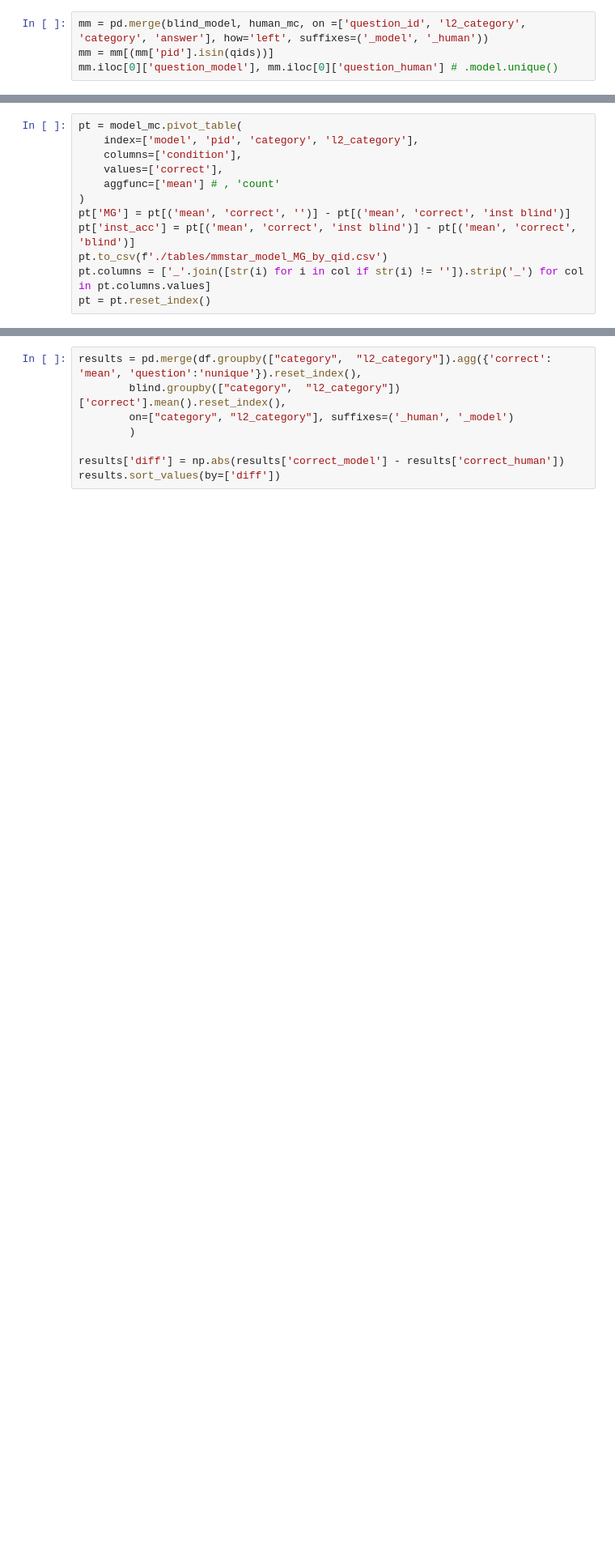
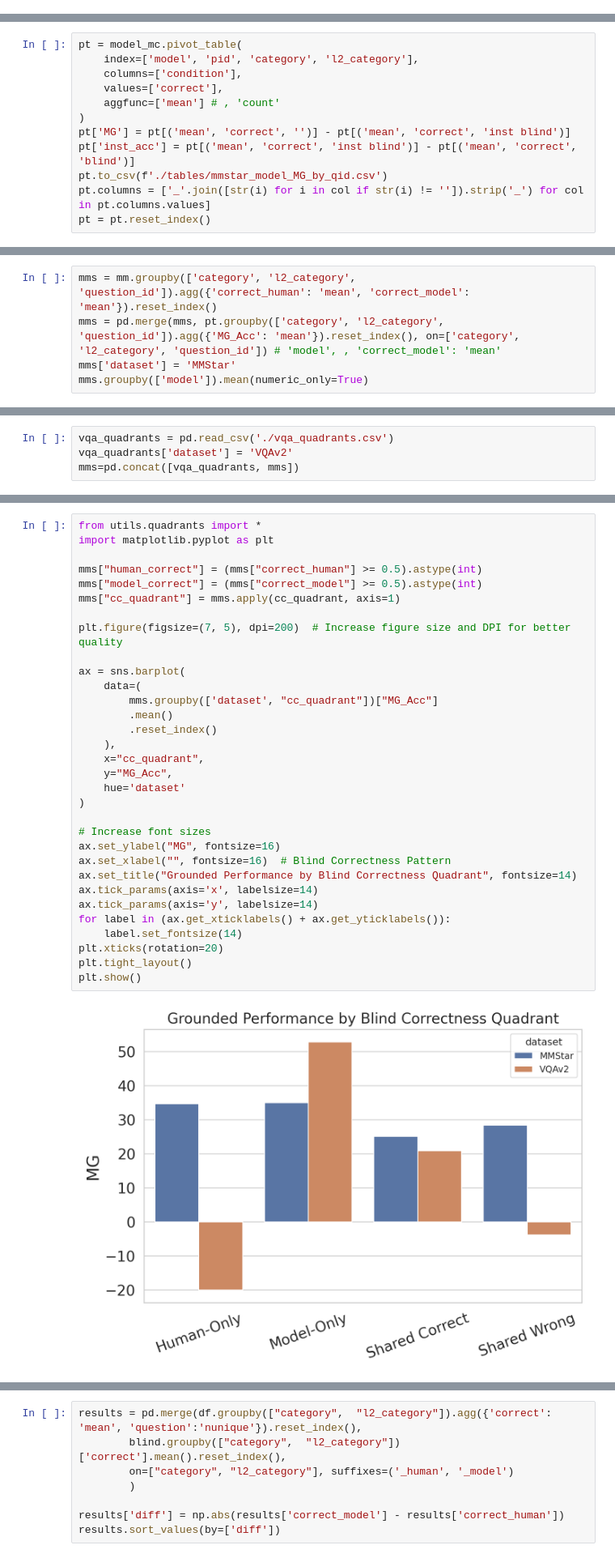
Before and after one commit to unolop/HPA, a Jupyter notebook: evaluation/analysis/A2_mmstar.ipynb, the cells around one changed output, grey strips where cells are left out. Shown at 81% size. Saved outputs shown, nothing was run; the diff lists cells and outputs as text; blank space fills up the shorter version.

```diff
--- a/evaluation/analysis/A2_mmstar.ipynb
+++ b/evaluation/analysis/A2_mmstar.ipynb
@@ -99,4 +93,0 @@ ag
-# %%
-mm = pd.merge(blind_model, human_mc, on =['question_id', 'l2_category', 'category', 'answer'], how='left', suffixes=('_model', '_human'))
-mm = mm[(mm['pid'].isin(qids))]
-mm.iloc[0]['question_model'], mm.iloc[0]['question_human'] # .model.unique()
@@ -239,0 +110,5 @@ pt.round(3).to_csv(f'./tables/mmstar_model_MG_by_category.csv')
+# %%
+mms = mm.groupby(['category', 'l2_category', 'question_id']).agg({'correct_human': 'mean', 'correct_model': 'mean'}).reset_index()
+mms = pd.merge(mms, pt.groupby(['category', 'l2_category', 'question_id']).agg({'MG_Acc': 'mean'}).reset_index(), on=['category', 'l2_category', 'question_id']) # 'model', , 'correct_model': 'mean'
+mms['dataset'] = 'MMStar'
+mms.groupby(['model']).mean(numeric_only=True)
@@ -239,0 +129,4 @@ pt.round(3).to_csv(f'./tables/mmstar_model_MG_by_category.csv')
+# %%
+vqa_quadrants = pd.read_csv('./vqa_quadrants.csv')
+vqa_quadrants['dataset'] = 'VQAv2'
+mms=pd.concat([vqa_quadrants, mms])
@@ -239,0 +145,34 @@ pt.round(3).to_csv(f'./tables/mmstar_model_MG_by_category.csv')
+# %%
+from utils.quadrants import *
+import matplotlib.pyplot as plt
+
+mms["human_correct"] = (mms["correct_human"] >= 0.5).astype(int)
+mms["model_correct"] = (mms["correct_model"] >= 0.5).astype(int)
+mms["cc_quadrant"] = mms.apply(cc_quadrant, axis=1)
+
+plt.figure(figsize=(7, 5), dpi=200)  # Increase figure size and DPI for better quality
+
+ax = sns.barplot(
+    data=(
+        mms.groupby(['dataset', "cc_quadrant"])["MG_Acc"]
+        .mean()
+        .reset_index()
+    ),
+    x="cc_quadrant",
+    y="MG_Acc",
+    hue='dataset'
+)
+
+# Increase font sizes
+ax.set_ylabel("MG", fontsize=16)
+ax.set_xlabel("", fontsize=16)  # Blind Correctness Pattern
+ax.set_title("Grounded Performance by Blind Correctness Quadrant", fontsize=14)
+ax.tick_params(axis='x', labelsize=14)
+ax.tick_params(axis='y', labelsize=14)
+for label in (ax.get_xticklabels() + ax.get_yticklabels()):
+    label.set_fontsize(14)
+plt.xticks(rotation=20)
+plt.tight_layout()
+plt.show()
+# %% [output]
+[figure, added]
```
Also changed, not shown: parts of 31 cells of this notebook, 13 other files.
